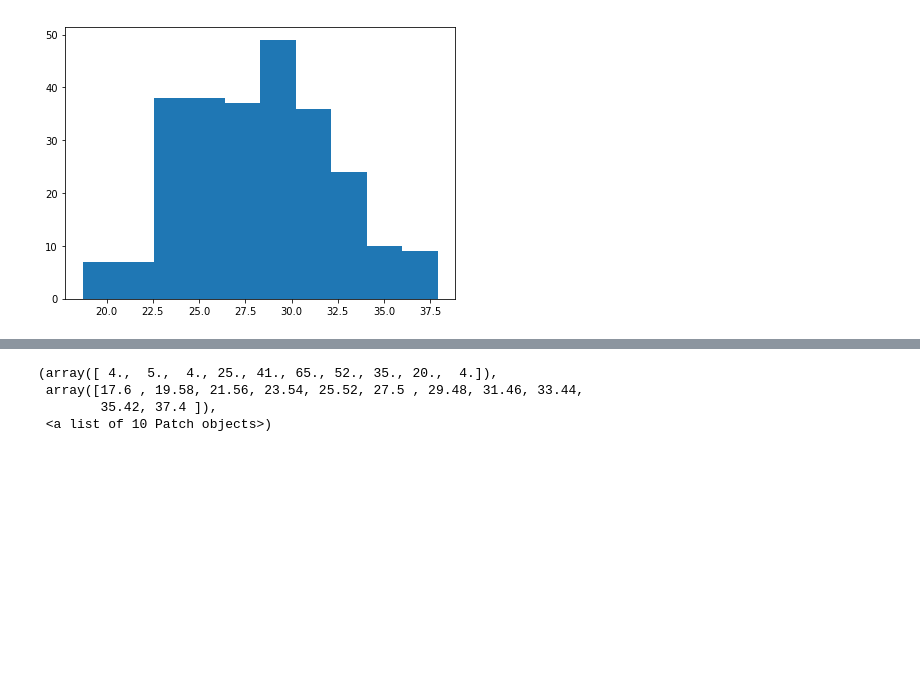
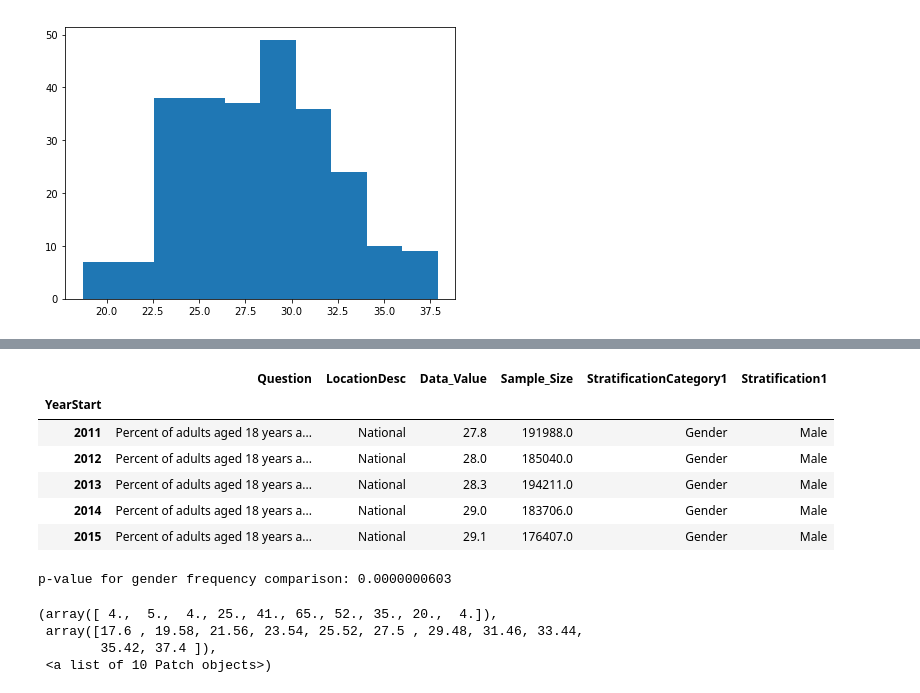
Before and after one commit to jiexiqu/obesityintheus, a Jupyter notebook: explore_eda_obesity.ipynb, the cells around one changed output, grey strips where cells are left out. Cells and saved outputs as stored; diff of their text form; code cells hidden in the pictures; blank space fills up the shorter version.

```diff
--- a/explore_eda_obesity.ipynb
+++ b/explore_eda_obesity.ipynb
@@ -300,0 +285,18 @@ us_gender_female.head()
+# %%
+#finding the national male obseity % for each year, 2011 - 2015
+#finding national male %obeisty mean across all years
+n_male_fiveyr = us_data[(us_data['LocationDesc'] == 'National') & (us_data['Question'] == q[0])
+        & (us_data['StratificationCategory1'] == 'Gender') & (us_data['Stratification1'] == 'Male')]
+n_male_fiveyr.set_index('YearStart', inplace = True)
+n_male_fiveyr = n_male_fiveyr.sort_index()
+n_male_fiveyr_lst = n_male_fiveyr['Data_Value'].values.tolist()
+n_male_fiveyr['Data_Value'].mean() #national male %obesity mean
+n_male_fiveyr[['Question','LocationDesc','Data_Value','Sample_Size','StratificationCategory1','Stratification1']]
+# %% [output]
+|  | Question | LocationDesc | Data_Value | Sample_Size | StratificationCategory1 | Stratification1 |
+| YearStart |  |  |  |  |  |  |
+| 2011 | Percent of adults aged 18 years a... | National | 27.8 | 191988.0 | Gender | Male |
+| 2012 | Percent of adults aged 18 years a... | National | 28.0 | 185040.0 | Gender | Male |
+| 2013 | Percent of adults aged 18 years a... | National | 28.3 | 194211.0 | Gender | Male |
+| 2014 | Percent of adults aged 18 years a... | National | 29.0 | 183706.0 | Gender | Male |
+| 2015 | Percent of adults aged 18 years a... | National | 29.1 | 176407.0 | Gender | Male |
@@ -301 +316,11 @@ us_gender_female.head()
+# %%
+male_sample_freq = male_nob / male_tsize
+female_sample_freq = female_nob / female_tsize
+difference_in_sample_proportions_g = male_sample_freq - female_sample_freq
+
+
+p_value = 1 - difference_in_proportions_g.cdf(difference_in_sample_proportions_g)
+print("p-value for gender frequency comparison: {:2.10f}".format(p_value))
+# %% [output]
+p-value for gender frequency comparison: 0.0000000603
 # %%
```
Also changed, not shown: parts of 73 cells of this notebook.
